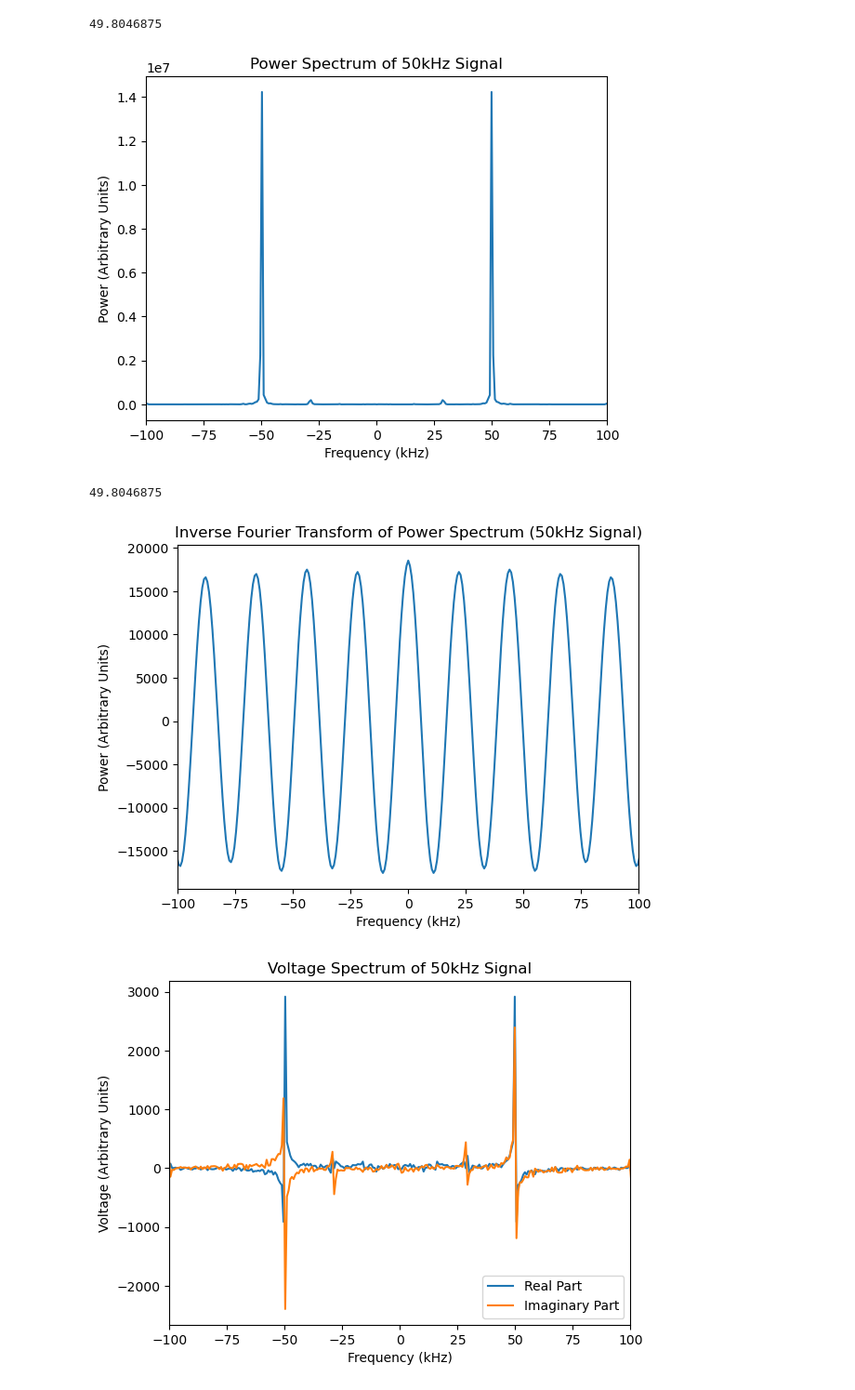
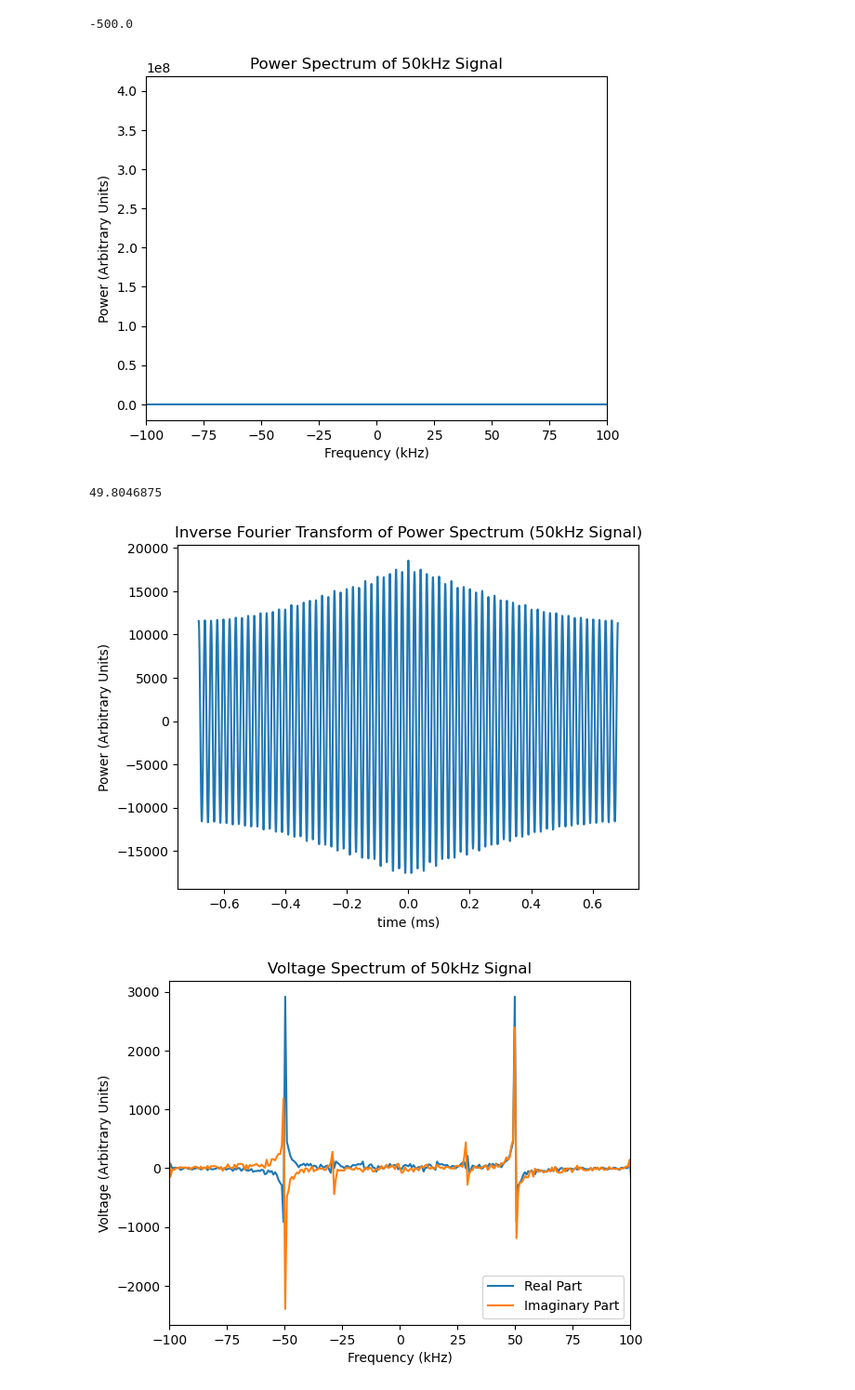
Before and after one commit to averybooks/radiolab2026-Cal, a Jupyter notebook: LAB1_Code.ipynb, the cells around one changed output. Shown at 93% size. Cells and saved outputs as stored; diff of their text form; code cells hidden in the pictures.

```diff
--- a/LAB1_Code.ipynb
+++ b/LAB1_Code.ipynb
@@ -14,9 +123,9 @@ plt.plot(range(len(data["arr_0"][D])), data["arr_0"][D])
 # %%
-signal = data["arr_0"][D]
+signal = data1["arr_0"][D]
 signal = signal - np.mean(signal) #Removes DC component
 
 N = len(signal)
-fs = 1.5e6 #Sampling frequency (Hz)
+fs = 1e6 #Sampling frequency (Hz)
 dt = 1/fs
 
 fft_data = np.fft.fft(signal)
@@ -39,39 +148,47 @@ plt.ylabel("Power (Arbitrary Units)")
 plt.title("Power Spectrum of 50kHz Signal")
 plt.show()
 # %% [output]
-49.8046875
+-500.0
-[figure, old version]
+[figure, new version]
 # %%
 signal = data["arr_0"][D]
 signal = signal - np.mean(signal) #Removes DC component
 
 N = len(signal)
+#N_padded = 5000
 fs = 1.5e6 #Sampling frequency (Hz)
-dt = 1/fs
+dt = 1/fs #Sampling period
 
 fft_data = np.fft.fft(signal)
 power = np.abs(fft_data)**2
 power_ifft = np.fft.ifft(power)
 
-frequencies = np.fft.fftfreq(N, d=dt) / 1000 #x-axis changed from sample number to frequency
+#N_padded = 5000
+#pad_width = N_padded - N
+
+time = np.arange(-N//2, N//2) * dt * 1000 #x-axis changed from seconds (s) to milliseconds (ms)
+#padded_time = np.concatenate((time, np.zeros(pad_width)), dtype=complex)
+# time = np.linspace(0, N*dt, N, endpoint=False)
+
+#frequencies = np.fft.fftfreq(N, d=dt) / 1000 #x-axis changed from sample number to frequency
 
 #positive = frequencies >= 0
 #frequencies = frequencies[positive]
 #power = power[positive]
 
 peak_freq = frequencies[np.argmax(power)] #Gives frequency of x-axis at maxmimum power
 print(peak_freq)
 
-plt.plot(np.fft.fftshift(frequencies), np.fft.fftshift(power_ifft))
-plt.xlim(-100,100) #Removes frequencies above 100kHz for better visual
+plt.plot(time, np.fft.fftshift(power_ifft))
+#plt.xlim(-100,100) #Removes frequencies above 100kHz for better visual
 #plt.yscale("log")
-plt.xlabel("Frequency (kHz)")
+plt.xlabel("time (ms)")
 plt.ylabel("Power (Arbitrary Units)")
 plt.title("Inverse Fourier Transform of Power Spectrum (50kHz Signal)")
 plt.show()
 # %% [output]
 49.8046875
-[figure, old version]
+[figure, new version]
 # %%
 signal = data["arr_0"][D]
 signal = signal - np.mean(signal) #Removes DC component
```
Also changed, not shown: parts of 5 cells of this notebook.
